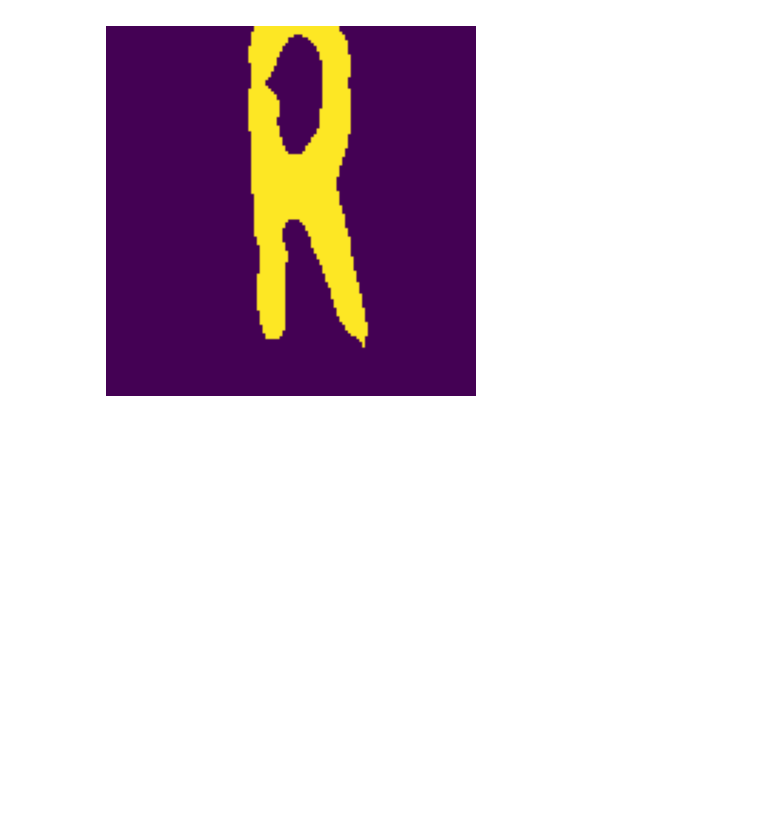
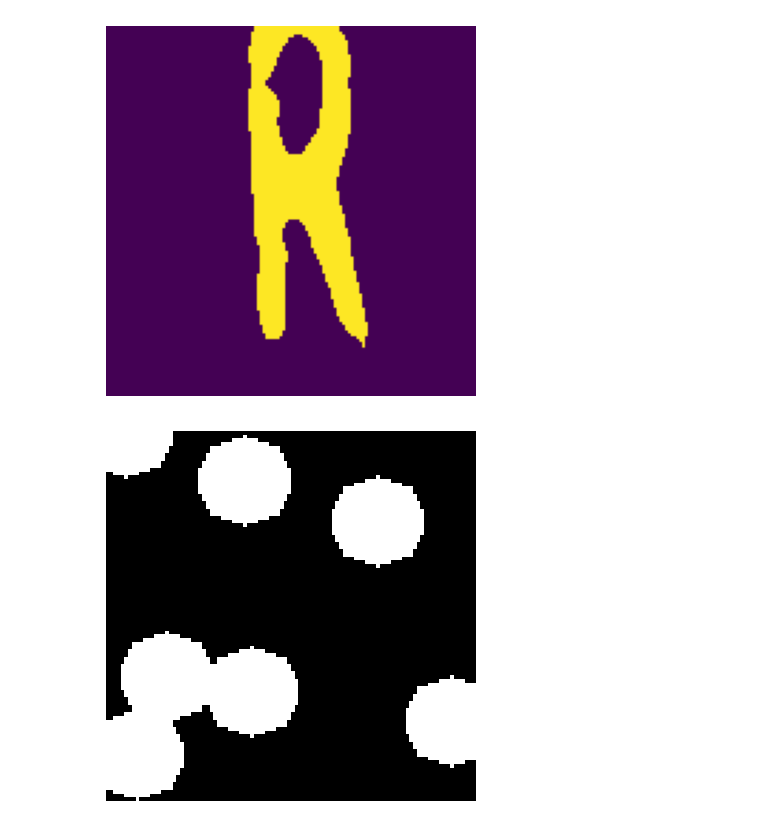
Before and after one commit to aruasouza/deteccao-placas-de-carro, a Jupyter notebook: pipeline.ipynb, the cells around one changed output. Cells and saved outputs as stored; diff of their text form; code cells hidden in the pictures; blank space fills up the shorter version.

```diff
--- a/pipeline.ipynb
+++ b/pipeline.ipynb
@@ -86,0 +115,10 @@ plots.show_image(letters[1])
+# %%
+img = np.random.random((100, 100))
+img = (img > 0.999).astype(np.uint8)
+
+kernel = cv2.getStructuringElement(cv2.MORPH_ELLIPSE, (9,9))
+img = cv2.dilate(img, kernel, iterations=3)
+
+plots.show_image(img)
+# %% [output]
+[figure, added]
```
Also changed, not shown: parts of 14 cells of this notebook, 34 other files.
